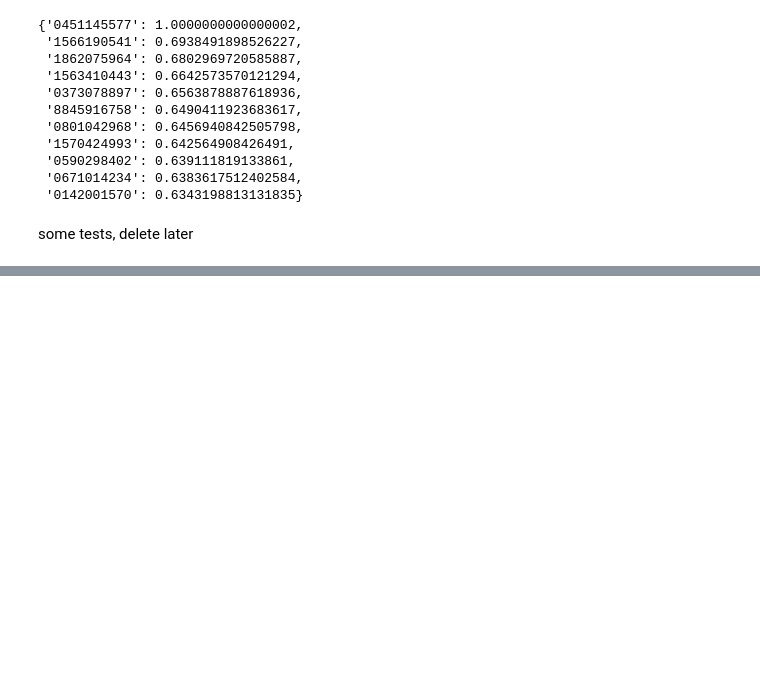
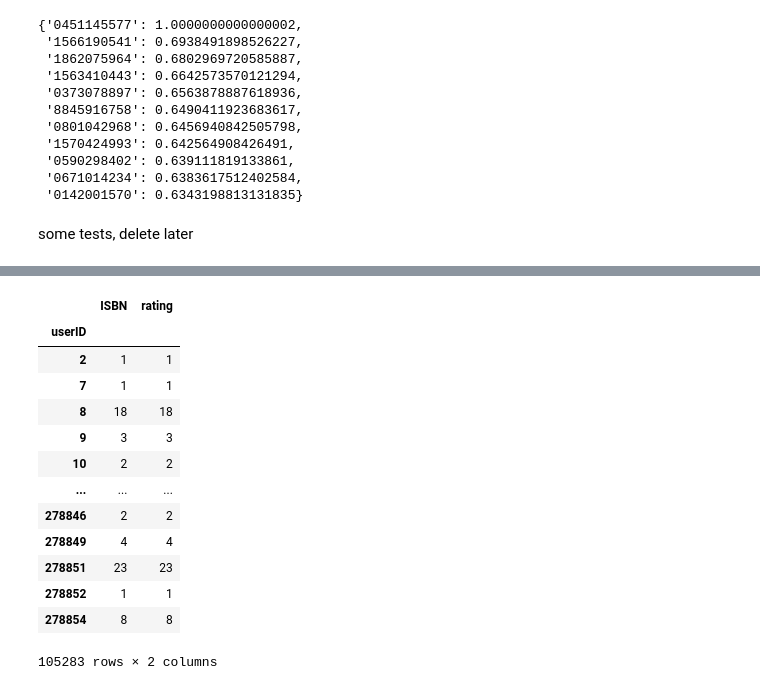
Before and after one commit to AyalSwaid/BookRecSys, a Jupyter notebook: Copy_of_recSysNotebook.ipynb, the cells around one changed output, grey strips where cells are left out. Drawn from its saved outputs; the diff is of its cells as text; code cells hidden in the pictures; blank space fills up the shorter version.

```diff
--- a/Copy_of_recSysNotebook.ipynb
+++ b/Copy_of_recSysNotebook.ipynb
@@ -30,9 +55,9 @@ import matplotlib.pyplot as plt
 # %%
 # read datasets
-ratings = pd.read_csv("Ratings.csv")
+ratings = pd.read_csv("./goodreads/Ratings.csv")
 ratings = ratings.rename(columns = {'Book-Rating':'rating', 'User-ID': 'userID'})
-users = pd.read_csv("Users.csv")
-books = pd.read_csv("Books.csv")
+users = pd.read_csv("./goodreads/Users.csv")
+books = pd.read_csv("./goodreads/Books.csv")
 # %%
 ratings.info()
 # %% [output]
@@ -294,0 +428,17 @@ books[books["ISBN"] == "0451145577"]
+# %%
+ratings.groupby('userID').count()
+# %% [output]
+|  | ISBN | rating |
+| userID |  |  |
+| 2 | 1 | 1 |
+| 7 | 1 | 1 |
+| 8 | 18 | 18 |
+| 9 | 3 | 3 |
+| 10 | 2 | 2 |
+| ... | ... | ... |
+| 278846 | 2 | 2 |
+| 278849 | 4 | 4 |
+| 278851 | 23 | 23 |
+| 278852 | 1 | 1 |
+| 278854 | 8 | 8 |
+105283 rows × 2 columns
```
Also changed, not shown: parts of 23 cells of this notebook.
